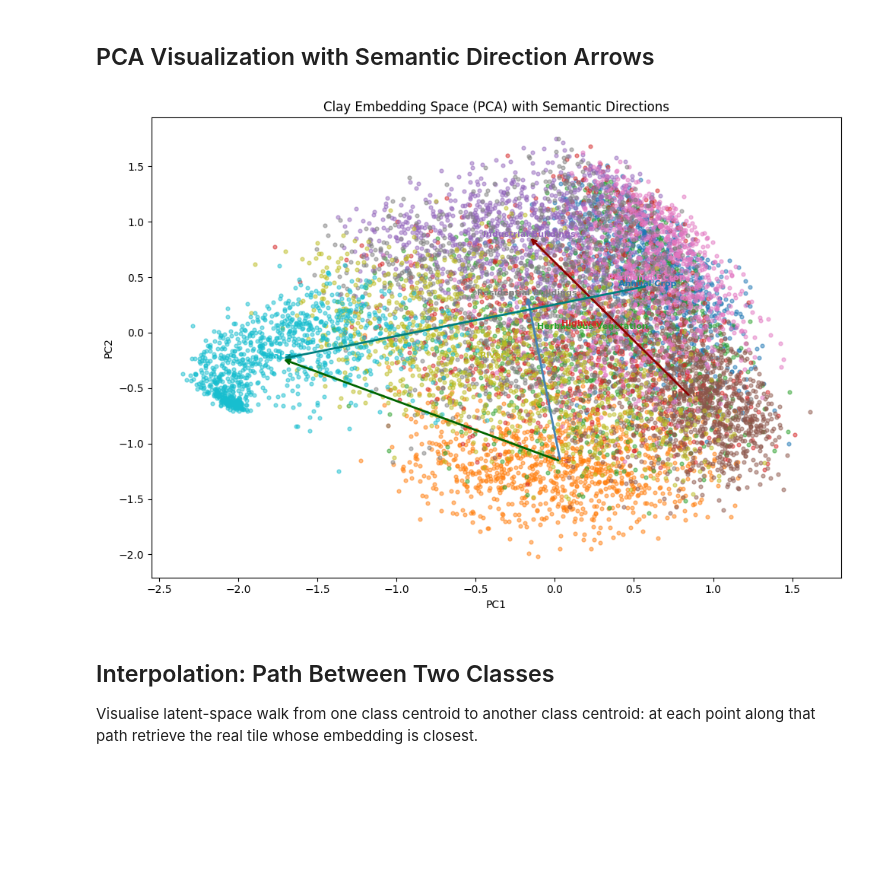
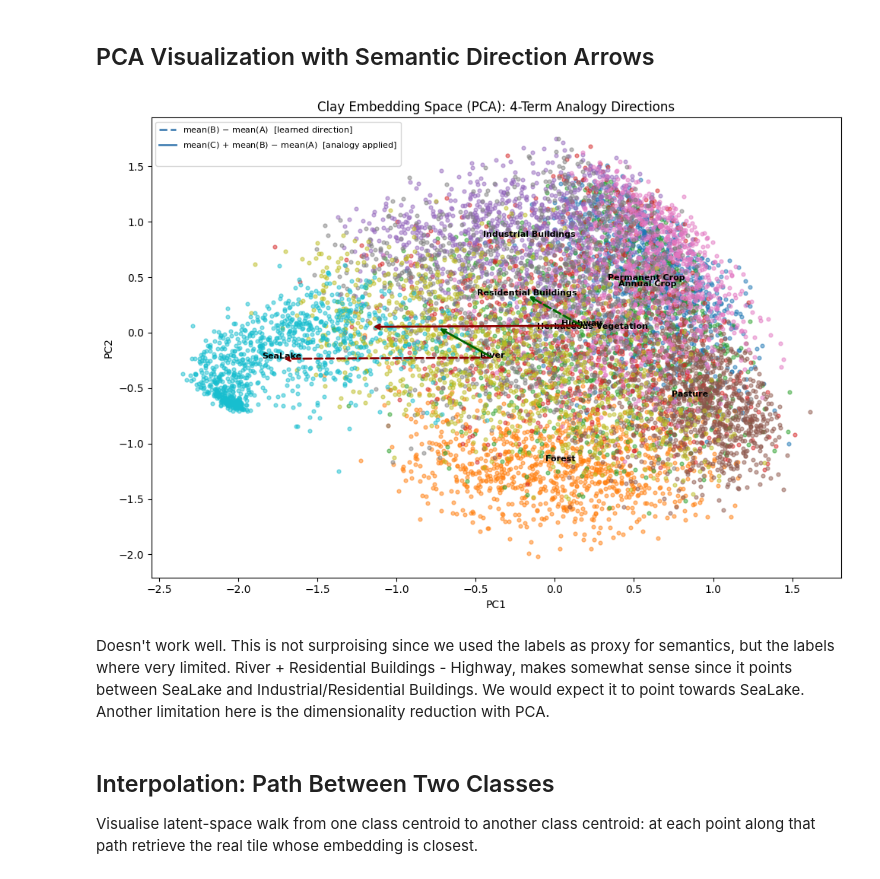
Before and after one commit to pkoerner6/geo-embedding-semantics, a Jupyter notebook: notebooks/02_semantic_arithmetic.ipynb, the cells around one changed output. Saved outputs shown, nothing was run; the diff lists cells and outputs as text; code cells hidden in the pictures; blank space fills up the shorter version.

Commit message:
notebook on semantic arithmetic

```diff
--- a/notebooks/02_semantic_arithmetic.ipynb
+++ b/notebooks/02_semantic_arithmetic.ipynb
@@ -183,35 +229,55 @@ for src_name, tgt_name, dir_name in tests:
 # %%
 pca = PCA(n_components=2, random_state=SEED)
 emb2d = pca.fit_transform(clay_emb)
 cents2d = pca.transform(centroids)
 
 fig, ax = plt.subplots(figsize=(10, 7))
 cmap = plt.get_cmap("tab10")
 
 for c in range(len(class_names)):
     m = labels == c
     ax.scatter(emb2d[m, 0], emb2d[m, 1], color=cmap(c), s=12, alpha=0.5)
-    ax.annotate(class_names[c], cents2d[c], fontsize=8, fontweight="bold", color=cmap(c), ha="center")
+    ax.annotate(class_names[c], cents2d[c], fontsize=8, fontweight="bold", color="black", ha="center")
 
-# Draw direction arrows between centroid pairs
-arrow_pairs = [
-    ("Forest", "Residential Buildings", "steelblue"),
-    ("Pasture", "Industrial Buildings",  "darkred"),
-    ("Annual Crop", "SeaLake", "teal"),
-    ("Forest", "SeaLake", "darkgreen"),
+# Each analogy (A, B, C, color):
+# - dashed arrow A -> B: the direction being learned
+# - solidarrow C -> C + (B - A): the same direction applied to C
+analogy_arrows = [
+    ("River", "SeaLake", "Highway", "darkred"),
+    ("Highway", "Residential Buildings", "River","darkgreen"),
+    # ("River", "Residential Buildings", "Highway","darkorange"),
+]
 
+arrow_kw = dict(arrowstyle="->", lw=2)
+for a, b, c, color in analogy_arrows:
+    sa, sb, sc = cents2d[class_name_to_idx[a]], cents2d[class_name_to_idx[b]], cents2d[class_name_to_idx[c]]
+    d2 = sb - sa # direction in PCA space
+
+    # dashed: learned direction A -> B
+    ax.annotate("", xy=sb, xytext=sa, arrowprops=dict(**arrow_kw, color=color, linestyle="dashed"))
+
+    # solid: direction applied to C  (C -> C + d)
+    ax.annotate("", xy=sc + d2, xytext=sc, arrowprops=dict(**arrow_kw, color=color))
+
+# Legend for arrow styles
+from matplotlib.lines import Line2D
+legend_elements = [
+    Line2D([0], [0], color="steelblue", lw=2, linestyle="--", label=r"mean(B) $-$ mean(A)  [learned direction]"),
+    Line2D([0], [0], color="steelblue", lw=2, label=r"mean(C) $+$ mean(B) $-$ mean(A)  [analogy applied]"),
+    Line2D([0], [0], color="steelblue", lw=4, alpha=0, label=""),
 ]
-for src_name, tgt_name, color in arrow_pairs:
-    s, t = cents2d[class_name_to_idx[src_name]], cents2d[class_name_to_idx[tgt_name]]
-    ax.annotate("", xy=t, xytext=s, arrowprops=dict(arrowstyle="->", color=color, lw=2))
+ax.legend(handles=legend_elements, fontsize=8, loc="upper left")
 
-ax.set_title("Clay Embedding Space (PCA) with Semantic Directions")
-ax.set_xlabel("PC1"); ax.set_ylabel("PC2")
+ax.set_title("Clay Embedding Space (PCA): 4-Term Analogy Directions")
+ax.set_xlabel("PC1")
+ax.set_ylabel("PC2")
 plt.tight_layout()
 plt.savefig("../figures/02_semantic_directions.png", dpi=150, bbox_inches="tight")
 plt.show()
 # %% [output]
-[figure, old version]
+[figure, new version]
+# %% [markdown]
+Doesn't work well. This is not surproising since we used the labels as proxy for semantics, but the labels where very limited. River + Residential Buildings - Highway, makes somewhat sense since it points between SeaLake and Industrial/Residential Buildings. We would expect it to point towards SeaLake. Another limitation here is the dimensionality reduction with PCA.
 # %% [markdown]
 ## Interpolation: Path Between Two Classes
 
```
Also changed, not shown: parts of 4 cells of this notebook.
